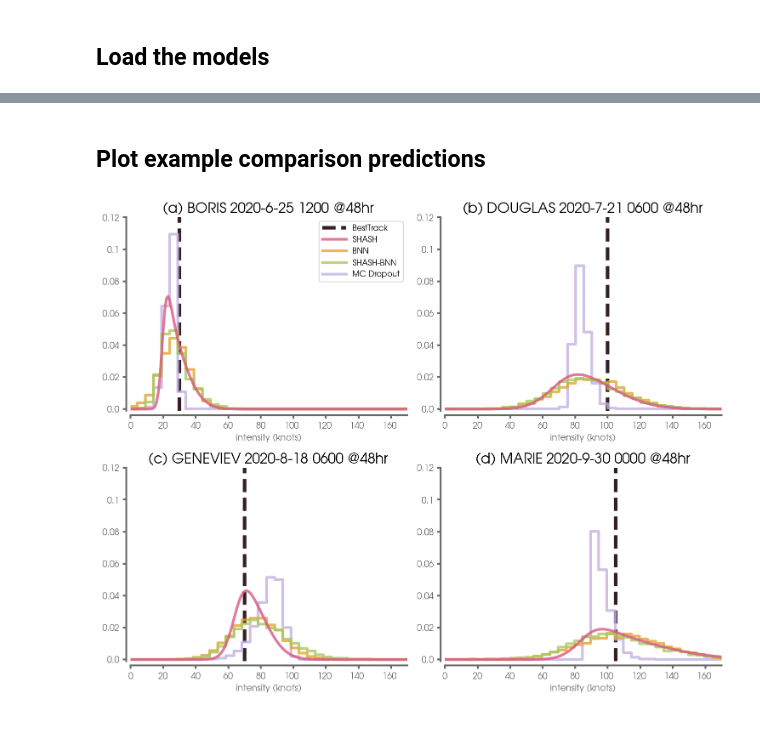
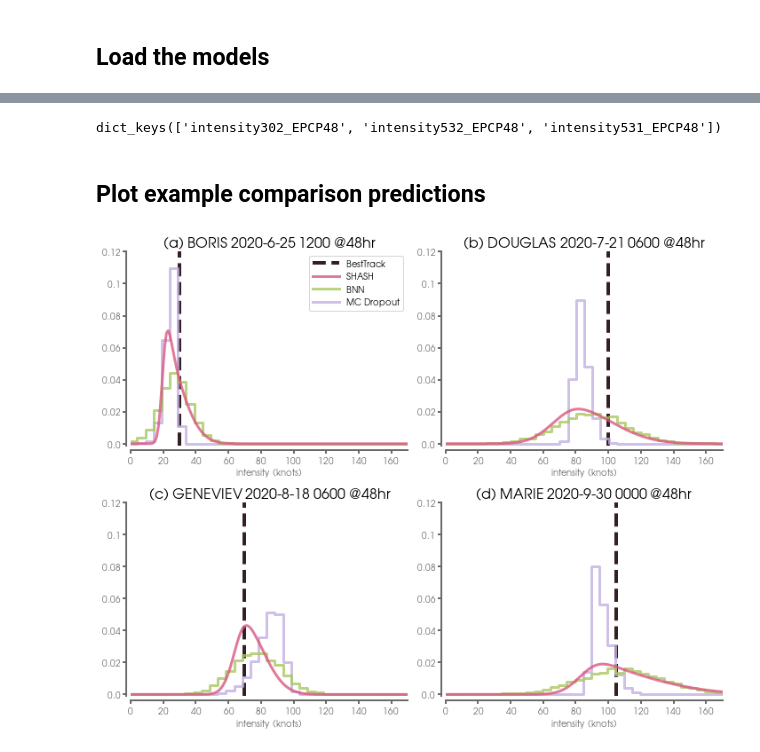
Before and after one commit to eabarnes1010/hurricane_uqcomparisons, a Jupyter notebook: _plot_uqCurves.ipynb, the cells around one changed output, grey strips where cells are left out. Cells and saved outputs as stored; diff of their text form; code cells hidden in the pictures.

Commit message:
tweaks for paper, including variable names for NHC consistency

```diff
--- a/_plot_uqCurves.ipynb
+++ b/_plot_uqCurves.ipynb
@@ -47,12 +47,12 @@ __version__ = "03 June 2022"
 EXP_NAME_LIST = (
                  "intensity302_EPCP48",    #SHASH
                  "intensity532_EPCP48",    #BNN
-                 "intensity533_EPCP48",    #BNN-SHASH
+                 # "intensity533_EPCP48",    #BNN-SHASH
                  "intensity531_EPCP48",    #MC-Dropout
                  )
 PLOT_SEED_VECTOR = {"intensity302_EPCP48": 739,
                     "intensity532_EPCP48": 739,
-                    "intensity533_EPCP48": 739,
+                    # "intensity533_EPCP48": 739,
                     "intensity531_EPCP48": 739,
                    }
 
@@ -338,12 +353,13 @@ print(pred_dict.keys())
 # %%
 pred_dict.keys()
+# %% [output]
+dict_keys(['intensity302_EPCP48', 'intensity532_EPCP48', 'intensity531_EPCP48'])
 # %% [markdown]
 ## Plot example comparison predictions
 # %%
 # PLOTTING TESTING DATA ONLY
 PLOT_SEED = 739
-colors = ('#D95980','#E1A730','#A9C961','#C3B1E1','#351F27')
-# colors =  ('#D95980','#284E60','#C3B1E1','#FFA83A')#('#284E60','#D95980','#C3B1E1','#FFA83A',)#colors = ('#284E60','#FFA83A','#D95980','#C3B1E1',)
+colors = ('#D95980','#E1A730','#A9C961','#C3B1E1','#351F27') # include SHASH-BNN
 imp.reload(analysis_plots)
 panel_letters = ('(a)','(b)','(c)','(d)')
 alpha_val = .8
@@ -395,7 +411,7 @@ for isample, sample in enumerate(random_samples):
     bnn_error = np.median(pred_dict[exp_name_bnn][PLOT_SEED]['pred_cpd_test'][sample,:]-onehot_test[sample,0])
     ax.step(bnn_bins[1:]+cons_intensity[sample],
             hbnn,
-            color=colors[1],
+            color=colors[2],
             linewidth=LW,
             # label='BNN (' + str(bnn_error.round(1)) + ')',
             label='BNN',
@@ -404,48 +420,48 @@ for isample, sample in enumerate(random_samples):
            )
 
 
-    # plot BNN-SHASH
-    hbnnshash = np.histogram(pred_dict[exp_name_bnnshash][PLOT_SEED]['pred_cpd_test'][sample,:],
-                   bins=bnn_bins)[0]/(bnn_bin_inc*pred_dict[exp_name_bnn][PLOT_SEED]['pred_cpd_test'][sample,:].shape[0])
-    bnnshash_error = np.median(pred_dict[exp_name_bnnshash][PLOT_SEED]['pred_cpd_test'][sample,:]-onehot_test[sample,0])
-    ax.step(bnn_bins[1:]+cons_intensity[sample],
-            hbnnshash,
-            color=colors[2],
-            linewidth=LW,
-            # label='BNN-SHASH (' + str(bnnshash_error.round(1)) + ')',
-            label='SHASH-BNN',
-            alpha=alpha_val,
-            zorder=20,
-           )
+    # # plot BNN-SHASH
+    # hbnnshash = np.histogram(pred_dict[exp_name_bnnshash][PLOT_SEED]['pred_cpd_test'][sample,:],
+    #                bins=bnn_bins)[0]/(bnn_bin_inc*pred_dict[exp_name_bnn][PLOT_SEED]['pred_cpd_test'][sample,:].shape[0])
+    # bnnshash_error = np.median(pred_dict[exp_name_bnnshash][PLOT_SEED]['pred_cpd_test'][sample,:]-onehot_test[sample,0])
+    # ax.step(bnn_bins[1:]+cons_intensity[sample],
+    #         hbnnshash,
+    #         color=colors[2],
+    #         linewidth=LW,
+    #         # label='BNN-SHASH (' + str(bnnshash_error.round(1)) + ')',
+    #         label='SHASH-BNN',
+    #         alpha=alpha_val,
+    #         zorder=20,
+    #        )
 
     # plot MC-DROP
     hmcdrop = np.histogram(pred_dict[exp_name_mcdrop][PLOT_SEED]['pred_cpd_test'][sample,:],
                    bins=bnn_bins)[0]/(bnn_bin_inc*pred_dict[exp_name_mcdrop][PLOT_SEED]['pred_cpd_test'][sample,:].shape[0])
     mcdrop_error = np.median(pred_dict[exp_name_mcdrop][PLOT_SEED]['pred_cpd_test'][sample,:]-onehot_test[sample,0])
     ax.step(bnn_bins[1:]+cons_intensity[sample],
             hmcdrop,
             color=colors[3],
             linewidth=LW,
             # label='MC Dropout (' + str(mcdrop_error.round(1)) + ')',
             label='MC Dropout',
             alpha=alpha_val,
             zorder=5,
            )
 
 
     details = get_storm_details(df_test, sample)
     ax.set_title(panel_letters[isample] + ' ' + details, fontsize=FS, color='k')
     if isample==0:
-        ax.legend(fontsize=9,handlelength=3, frameon=True)
+        ax.legend(fontsize=10,handlelength=3, frameon=True)
     ax.set_xlabel('intensity (knots)')
     ax.set_xticks(np.arange(0,180,20),np.arange(0,180,20))
     ax.set_yticks(np.arange(0,.22,.02),np.arange(0,.22,.02).round(2))
     ax.set_xlim(0,170)
     ax.set_ylim(-.001,.12)
     format_spines(ax)
 
 plt.tight_layout()
 plt.savefig(FIGURE_PATH + 'uq_compare_exampleDistributions_' + EXP_NAME_LIST[0] + '_seed' + str(PLOT_SEED) + '.png', dpi=dpiFig)
 plt.show()
 # %% [output]
-[figure, old version]
+[figure, new version]
```
Also changed, not shown: parts of 4 cells of this notebook, 3 other files.
